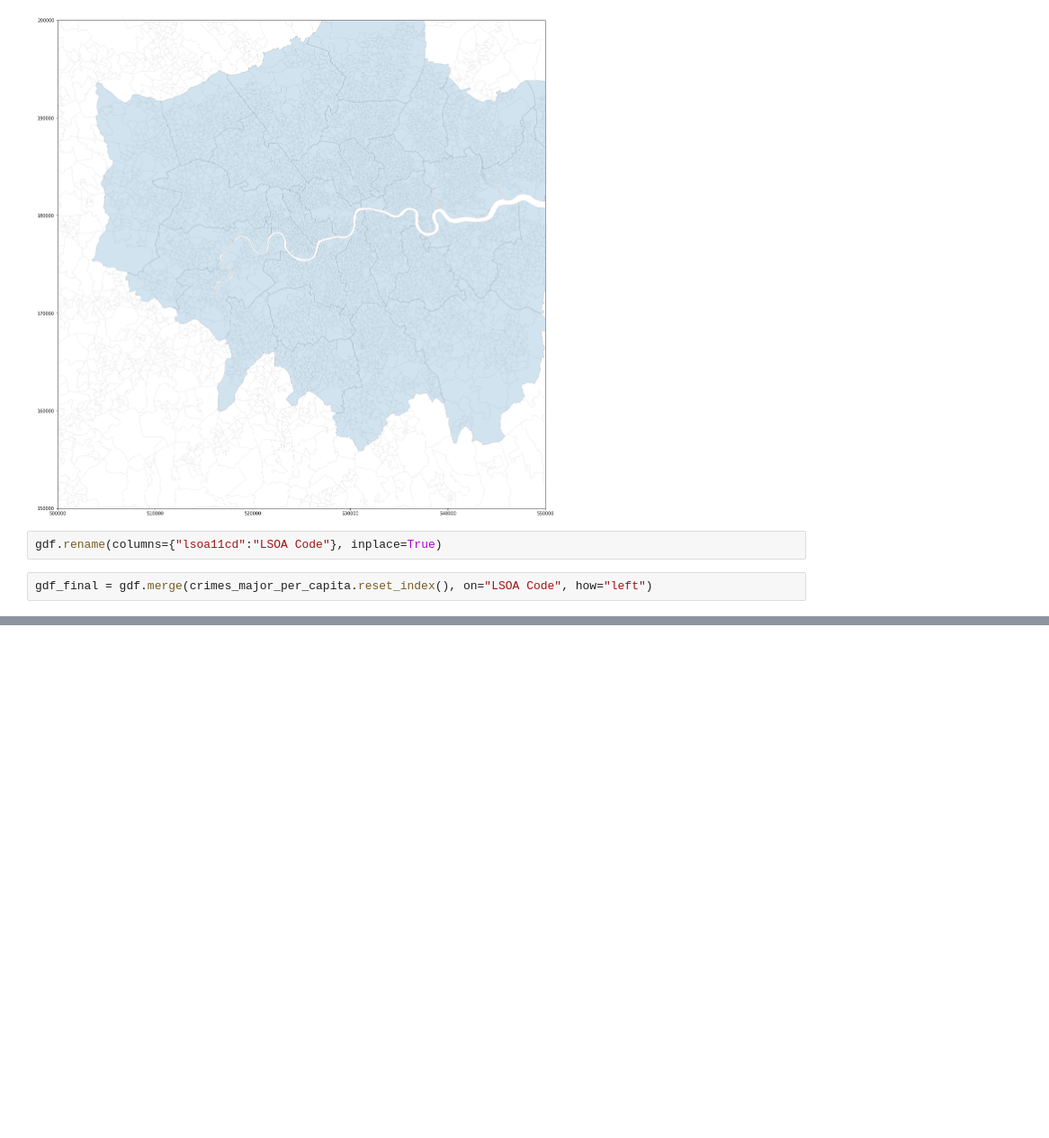
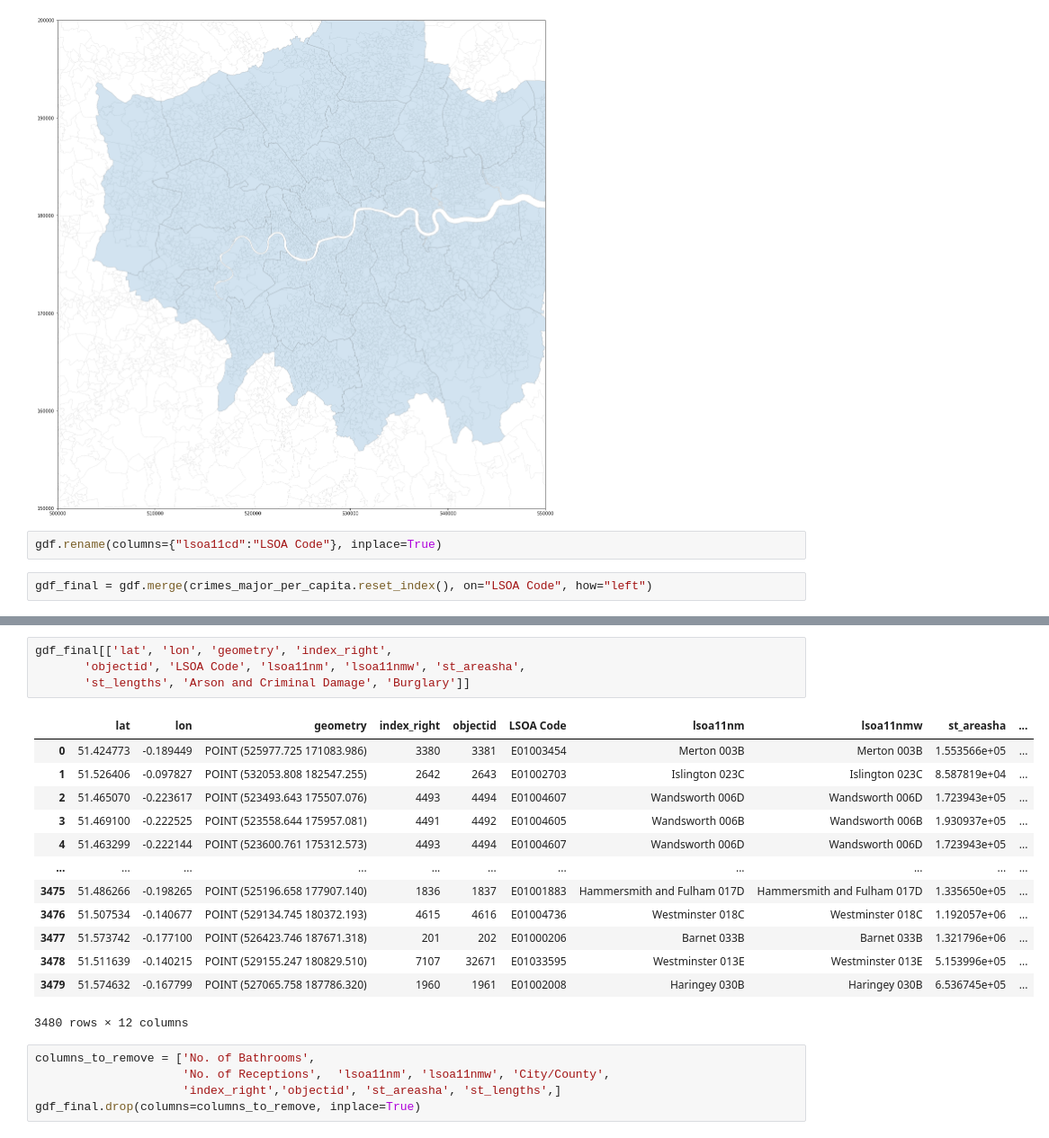
Before and after one commit to ivan-gerov/london_housing_prices, a Jupyter notebook: analysis.ipynb, the cells around one changed output, grey strips where cells are left out. Shown at 90% size. Cells and saved outputs as stored; diff of their text form; blank space fills up the shorter version.

```diff
--- a/analysis.ipynb
+++ b/analysis.ipynb
@@ -258,0 +184,23 @@ sns.heatmap(gdf_final[features + target].corr(), annot=True, linewidths=.5, ax=a
+# %%
+gdf_final[['lat', 'lon', 'geometry', 'index_right',
+       'objectid', 'LSOA Code', 'lsoa11nm', 'lsoa11nmw', 'st_areasha',
+       'st_lengths', 'Arson and Criminal Damage', 'Burglary']]
+# %% [output]
+|  | lat | lon | geometry | index_right | objectid | LSOA Code | lsoa11nm | lsoa11nmw | st_areasha | ... |
+| 0 | 51.424773 | -0.189449 | POINT (525977.725 171083.986) | 3380 | 3381 | E01003454 | Merton 003B | Merton 003B | 1.553566e+05 | ... |
+| 1 | 51.526406 | -0.097827 | POINT (532053.808 182547.255) | 2642 | 2643 | E01002703 | Islington 023C | Islington 023C | 8.587819e+04 | ... |
+| 2 | 51.465070 | -0.223617 | POINT (523493.643 175507.076) | 4493 | 4494 | E01004607 | Wandsworth 006D | Wandsworth 006D | 1.723943e+05 | ... |
+| 3 | 51.469100 | -0.222525 | POINT (523558.644 175957.081) | 4491 | 4492 | E01004605 | Wandsworth 006B | Wandsworth 006B | 1.930937e+05 | ... |
+| 4 | 51.463299 | -0.222144 | POINT (523600.761 175312.573) | 4493 | 4494 | E01004607 | Wandsworth 006D | Wandsworth 006D | 1.723943e+05 | ... |
+| ... | ... | ... | ... | ... | ... | ... | ... | ... | ... | ... |
+| 3475 | 51.486266 | -0.198265 | POINT (525196.658 177907.140) | 1836 | 1837 | E01001883 | Hammersmith and Fulham 017D | Hammersmith and Fulham 017D | 1.335650e+05 | ... |
+| 3476 | 51.507534 | -0.140677 | POINT (529134.745 180372.193) | 4615 | 4616 | E01004736 | Westminster 018C | Westminster 018C | 1.192057e+06 | ... |
+| 3477 | 51.573742 | -0.177100 | POINT (526423.746 187671.318) | 201 | 202 | E01000206 | Barnet 033B | Barnet 033B | 1.321796e+06 | ... |
+| 3478 | 51.511639 | -0.140215 | POINT (529155.247 180829.510) | 7107 | 32671 | E01033595 | Westminster 013E | Westminster 013E | 5.153996e+05 | ... |
+| 3479 | 51.574632 | -0.167799 | POINT (527065.758 187786.320) | 1960 | 1961 | E01002008 | Haringey 030B | Haringey 030B | 6.536745e+05 | ... |
+3480 rows × 12 columns
+# %%
+columns_to_remove = ['No. of Bathrooms',
+                     'No. of Receptions',  'lsoa11nm', 'lsoa11nmw', 'City/County',
+                     'index_right','objectid', 'st_areasha', 'st_lengths',]
+gdf_final.drop(columns=columns_to_remove, inplace=True)
```
Also changed, not shown: parts of 21 cells of this notebook, 3 other files.
